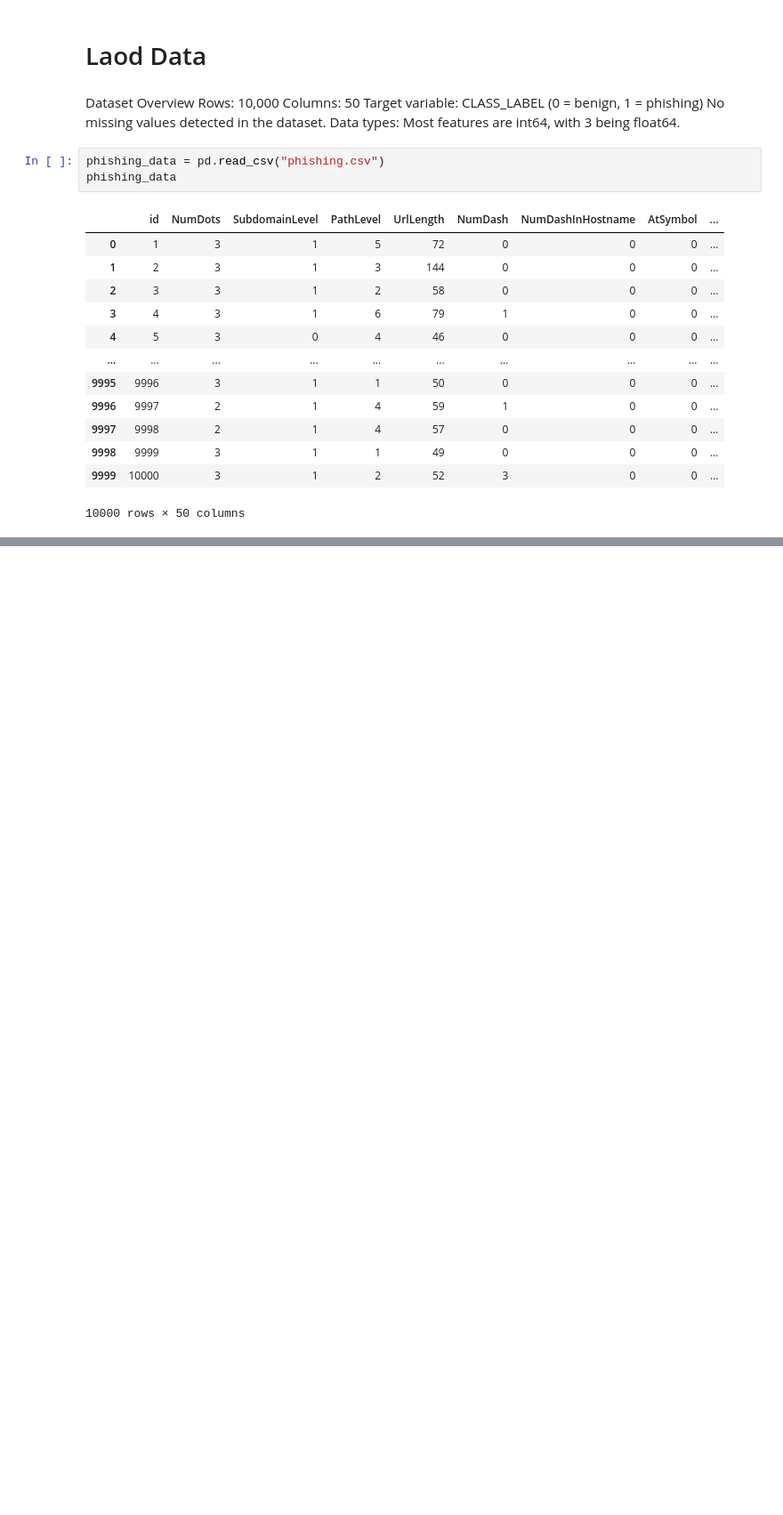
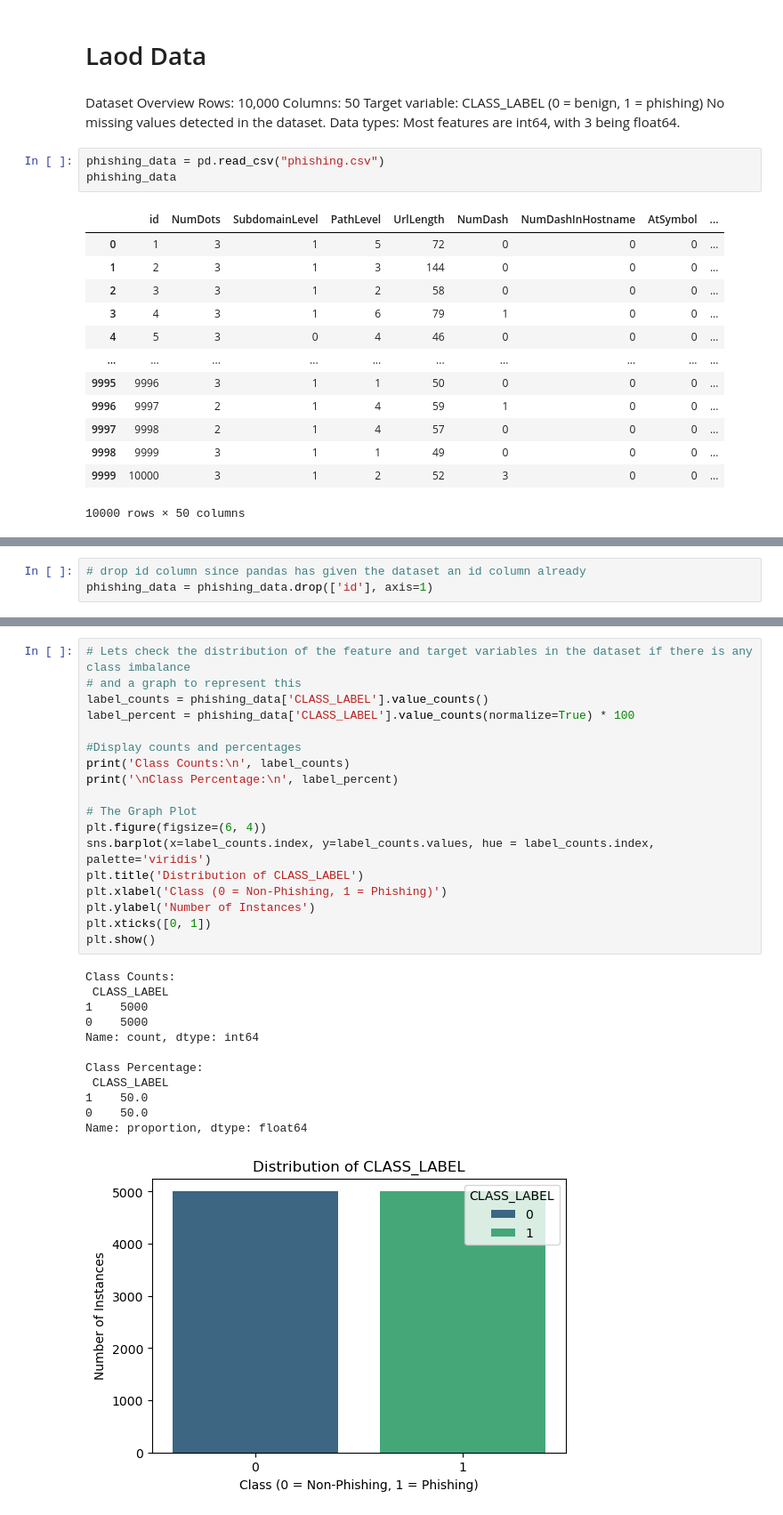
Before and after one commit to Ogierumua/phishing-website-project, a Jupyter notebook: Phishing_website.ipynb, the cells around one changed output, grey strips where cells are left out. Shown at 89% size. Cells and saved outputs as stored; diff of their text form; blank space fills up the shorter version.

Commit message:
Initial data exploration: removed 'id' column, checked for null values, reviewed dataset statistics, analyzed class distribution, and visualized target variable imbalance

```diff
--- a/Phishing_website.ipynb
+++ b/Phishing_website.ipynb
@@ -86,0 +130,3 @@ phishing_data
+# %%
+# drop id column since pandas has given the dataset an id column already
+phishing_data = phishing_data.drop(['id'], axis=1)
@@ -86,0 +187,31 @@ phishing_data
+# %%
+# Lets check the distribution of the feature and target variables in the dataset if there is any class imbalance
+# and a graph to represent this
+label_counts = phishing_data['CLASS_LABEL'].value_counts()
+label_percent = phishing_data['CLASS_LABEL'].value_counts(normalize=True) * 100
+
+#Display counts and percentages
+print('Class Counts:\n', label_counts)
+print('\nClass Percentage:\n', label_percent)
+
+# The Graph Plot
+plt.figure(figsize=(6, 4))
+sns.barplot(x=label_counts.index, y=label_counts.values, hue = label_counts.index, palette='viridis')
+plt.title('Distribution of CLASS_LABEL')
+plt.xlabel('Class (0 = Non-Phishing, 1 = Phishing)')
+plt.ylabel('Number of Instances')
+plt.xticks([0, 1])
+plt.show()
+# %% [output]
+Class Counts:
+ CLASS_LABEL
+1    5000
+0    5000
+Name: count, dtype: int64
+
+Class Percentage:
+ CLASS_LABEL
+1    50.0
+0    50.0
+Name: proportion, dtype: float64
+[figure, added]
```
Also changed, not shown: parts of 9 cells of this notebook.
